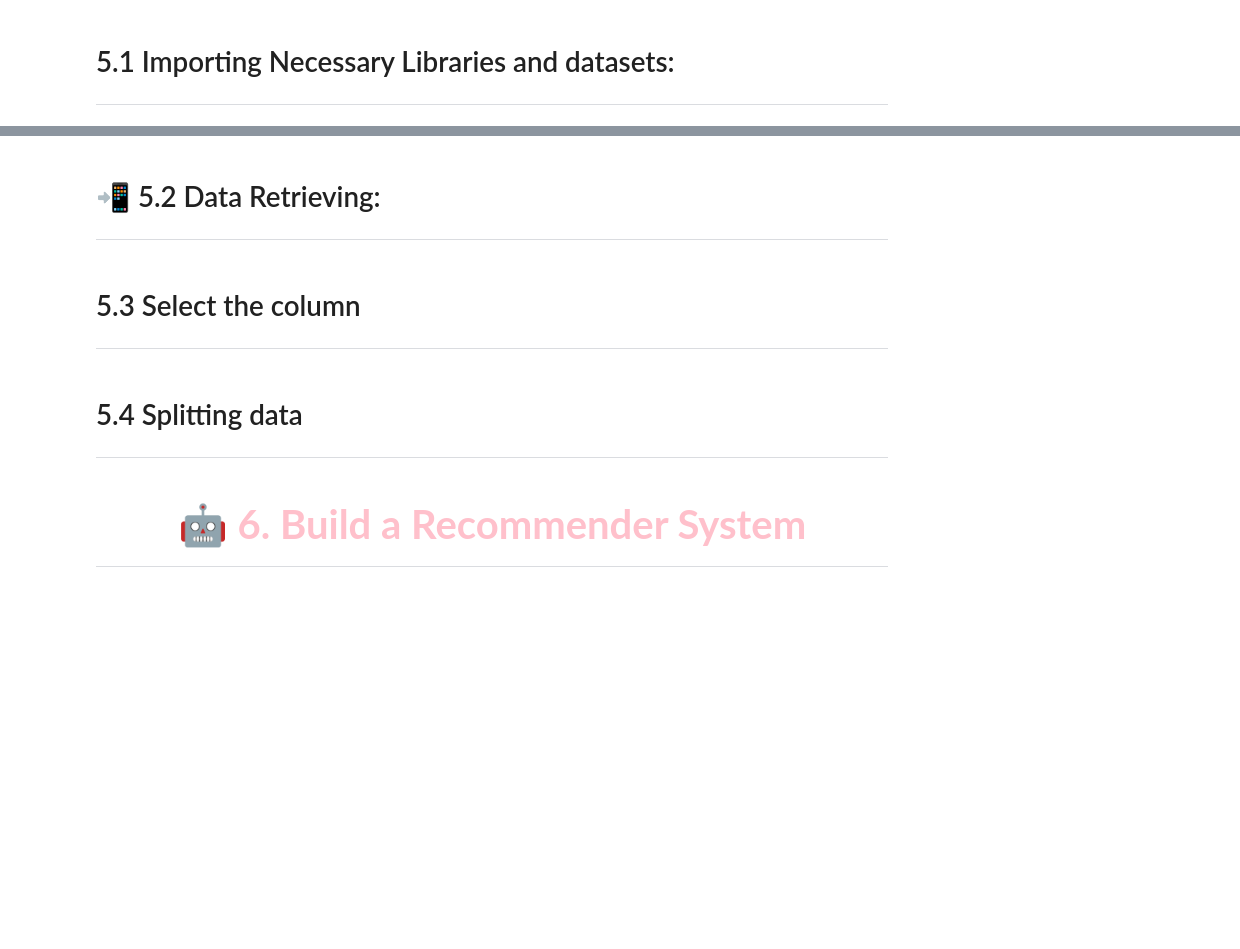
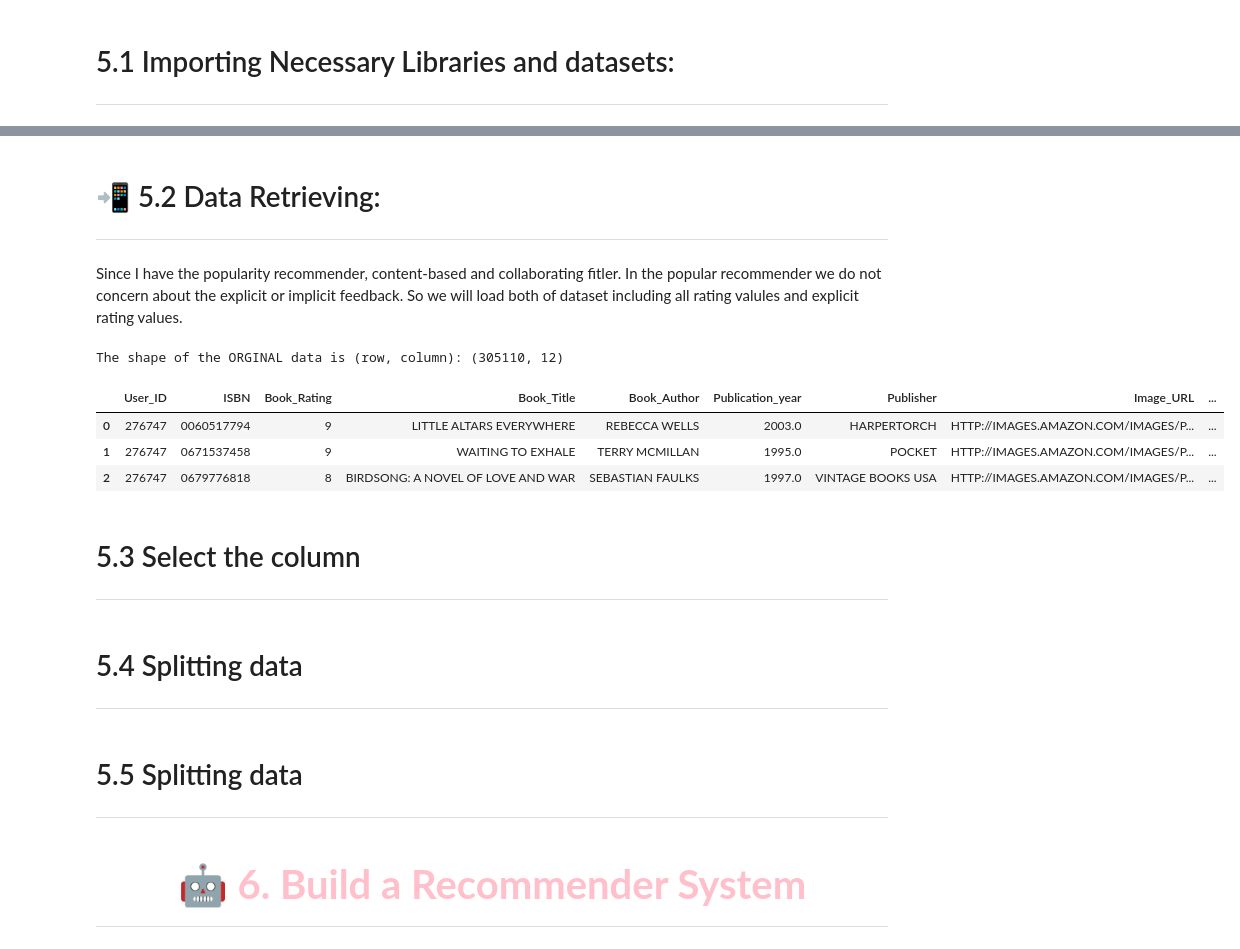
Before and after one commit to ChauHuynh1/Book_RecSys, a Jupyter notebook: Book_Recommender_Model.ipynb, the cells around one changed output, grey strips where cells are left out. Drawn from its saved outputs; the diff is of its cells as text; code cells hidden in the pictures; blank space fills up the shorter version.

```diff
--- a/Book_Recommender_Model.ipynb
+++ b/Book_Recommender_Model.ipynb
@@ -82,19 +87,26 @@ ValueError: numpy.ndarray size changed, may indicate binary incompatibility. Exp
 <a id="5.2"></a>
 # 📲 5.2 Data Retrieving:
 ***
+Since I have the popularity recommender, content-based and collaborating fitler. In the popular recommender we do not concern about the explicit or implicit feedback. So we will load both of dataset including all rating valules and explicit rating values.
 # %%
 ## Importing the datasets
-df = pd.read_csv("Data/book_user_rating_cleaned.csv", encoding='utf-8')
+df = pd.read_csv("Data/Cleaned_Data/book_user_rating_cleaned.csv", encoding='utf-8')
 df = df.loc[:, ~df.columns.str.contains('^Unnamed')]
 
 df.columns = df.columns.str.replace(' ', '') #strip the extra-whitespaces out
 
 print("The shape of the ORGINAL data is (row, column):", str(df.shape))
 df = df.replace({"^\W+$":""}, regex=True)
 
 
 # drop Unnamed, it is just a number given to identify each house
 df.head(3)
+# %% [output]
+The shape of the ORGINAL data is (row, column): (305110, 12)
+|  | User_ID | ISBN | Book_Rating | Book_Title | Book_Author | Publication_year | Publisher | Image_URL | ... |
+| 0 | 276747 | 0060517794 | 9 | LITTLE ALTARS EVERYWHERE | REBECCA WELLS | 2003.0 | HARPERTORCH | HTTP://IMAGES.AMAZON.COM/IMAGES/P... | ... |
+| 1 | 276747 | 0671537458 | 9 | WAITING TO EXHALE | TERRY MCMILLAN | 1995.0 | POCKET | HTTP://IMAGES.AMAZON.COM/IMAGES/P... | ... |
+| 2 | 276747 | 0679776818 | 8 | BIRDSONG: A NOVEL OF LOVE AND WAR | SEBASTIAN FAULKS | 1997.0 | VINTAGE BOOKS USA | HTTP://IMAGES.AMAZON.COM/IMAGES/P... | ... |
 # %% [markdown]
 <a id="5.3"></a>
 # 5.3 Select the column
@@ -102,9 +114,13 @@ df.head(3)
 # %%
 reader = Reader(rating_scale=(1, 10))
 data = Dataset.load_from_df(df[['User_ID', 'Unique_ISBN', 'Book_Rating']], reader)
+# %% [markdown]
+<a id="5.4"></a>
+# 5.4 Splitting data
+***
 # %% [markdown]
-<a id="5.4"></a>
-# 5.4 Splitting data
+<a id="5.5"></a>
+# 5.5 Splitting data
 ***
 # %%
 from surprise.model_selection import cross_validate, train_test_split, GridSearchCV
```
Also changed, not shown: parts of 9 cells of this notebook, 1 other file.
